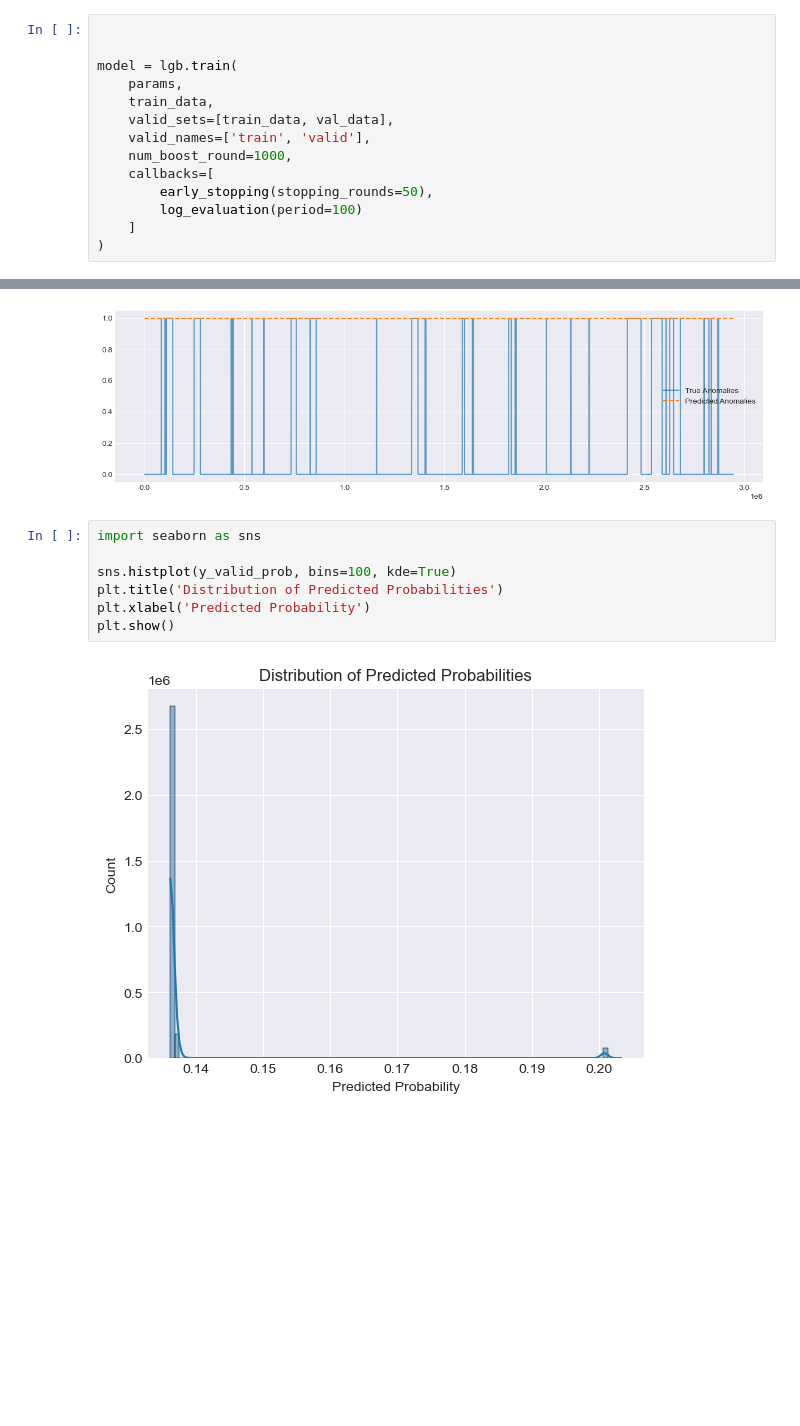
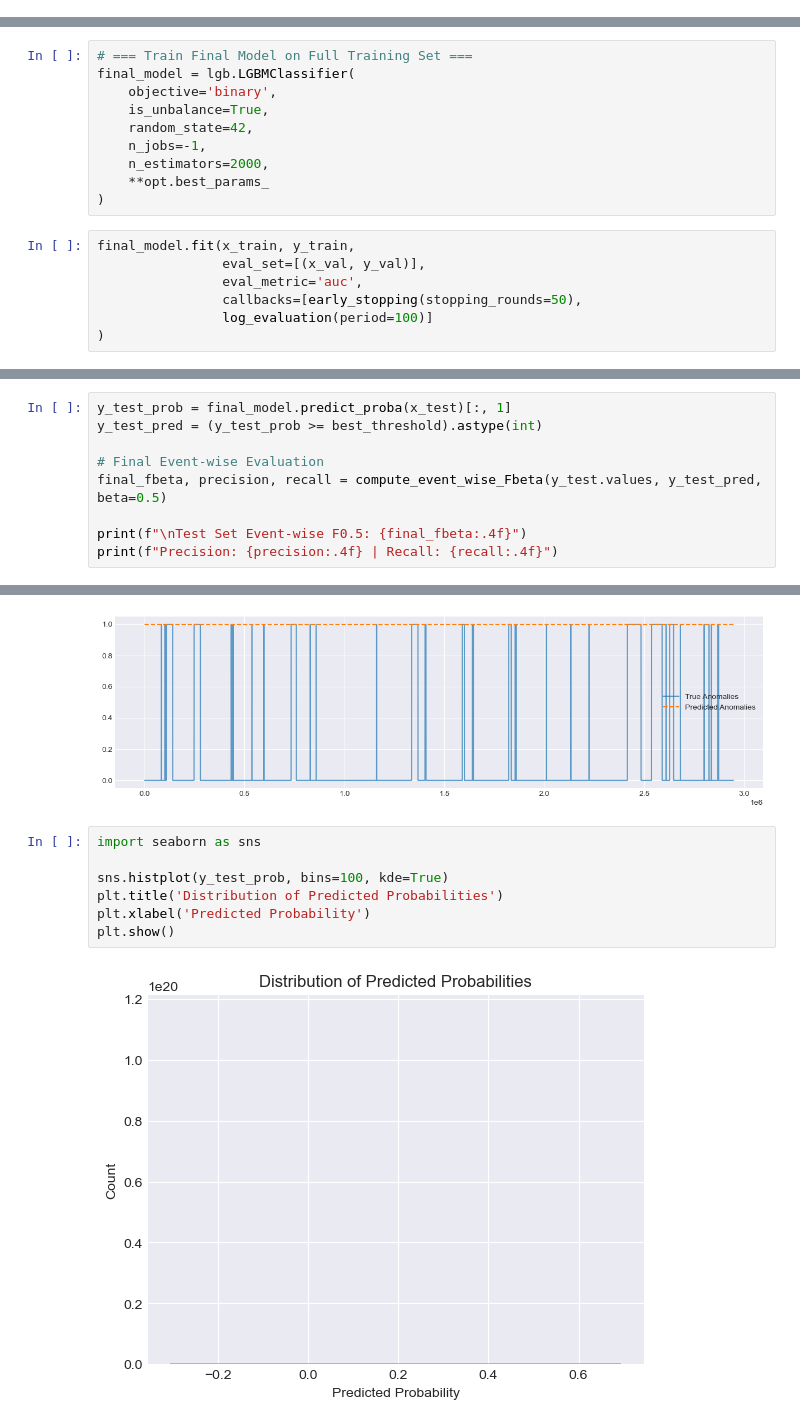
Before and after one commit to ecoakshat/ts_explore, a Jupyter notebook: Kaggle_1/Kaggle_ESA_Try.ipynb, the cells around one changed output, grey strips where cells are left out. Saved outputs shown, nothing was run; the diff lists cells and outputs as text; blank space fills up the shorter version.

```diff
--- a/Kaggle_1/Kaggle_ESA_Try.ipynb
+++ b/Kaggle_1/Kaggle_ESA_Try.ipynb
@@ -605,14 +624,0 @@ params = {
-# %%
-
-
-model = lgb.train(
-    params,
-    train_data,
-    valid_sets=[train_data, val_data],
-    valid_names=['train', 'valid'],
-    num_boost_round=1000,
-    callbacks=[
-        early_stopping(stopping_rounds=50),
-        log_evaluation(period=100)
-    ]
-)
@@ -622,0 +625,17 @@ Early stopping, best iteration is:
+# %%
+# === Train Final Model on Full Training Set ===
+final_model = lgb.LGBMClassifier(
+    objective='binary',
+    is_unbalance=True,
+    random_state=42,
+    n_jobs=-1,
+    n_estimators=2000,
+    **opt.best_params_
+)
+# %%
+final_model.fit(x_train, y_train,
+                eval_set=[(x_val, y_val)],
+                eval_metric='auc',
+                callbacks=[early_stopping(stopping_rounds=50),
+                log_evaluation(period=100)]
+)
@@ -696,0 +730,9 @@ Event-wise Recall: 1.0000
+# %%
+y_test_prob = final_model.predict_proba(x_test)[:, 1]
+y_test_pred = (y_test_prob >= best_threshold).astype(int)
+
+# Final Event-wise Evaluation
+final_fbeta, precision, recall = compute_event_wise_Fbeta(y_test.values, y_test_pred, beta=0.5)
+
+print(f"\nTest Set Event-wise F0.5: {final_fbeta:.4f}")
+print(f"Precision: {precision:.4f} | Recall: {recall:.4f}")
@@ -742,9 +796,9 @@ Creating legend with loc="best" can be slow with large amounts of data.
 # %%
 import seaborn as sns
 
-sns.histplot(y_valid_prob, bins=100, kde=True)
+sns.histplot(y_test_prob, bins=100, kde=True)
 plt.title('Distribution of Predicted Probabilities')
 plt.xlabel('Predicted Probability')
 plt.show()
 # %% [output]
-[figure, old version]
+[figure, new version]
```
Also changed, not shown: parts of 14 cells of this notebook.
